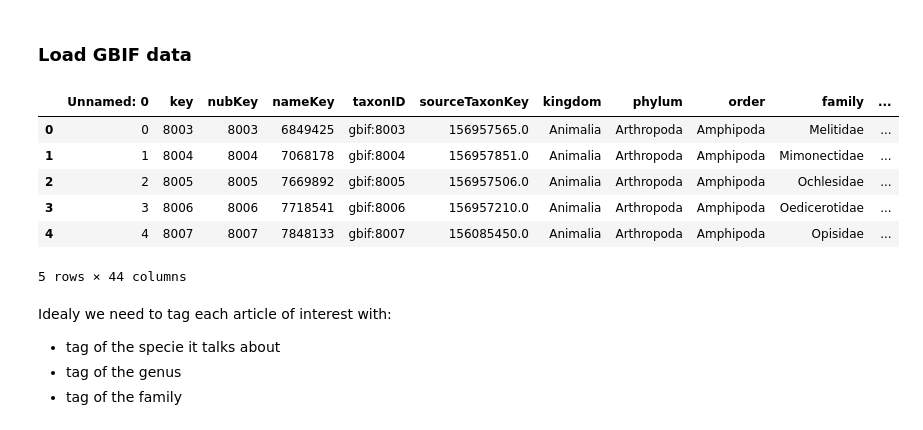
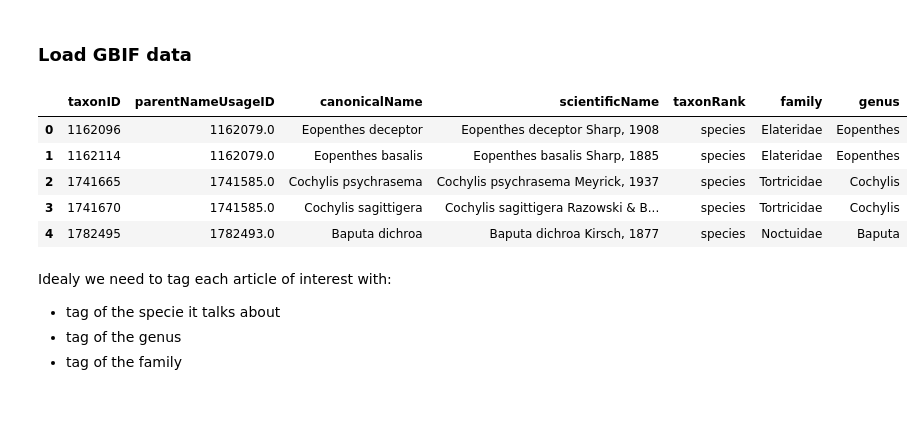
Before and after one commit to dataforgoodfr/batch8_ceebios, a Jupyter notebook: notebooks/Filter dataset scientific papers, part 2.ipynb, the cells around one changed output. Cells and saved outputs as stored; diff of their text form; code cells hidden in the pictures.

```diff
--- a/notebooks/Filter dataset scientific papers, part 2.ipynb
+++ b/notebooks/Filter dataset scientific papers, part 2.ipynb
@@ -211,16 +170,15 @@ displacy.render(next(doc.sents), style='dep', jupyter=True)
 # %% [markdown]
 ### Load GBIF data
 # %%
-gbif = pd.read_csv("/Users/chloesekkat/Documents/batch8_ceebios/data/gbif_extract.csv")
+gbif = pd.read_csv("/Users/chloesekkat/Documents/batch8_ceebios/data/simplified_taxon_gbif.csv")
 gbif.head()
 # %% [output]
-|  | Unnamed: 0 | key | nubKey | nameKey | taxonID | sourceTaxonKey | kingdom | phylum | order | family | ... |
-| 0 | 0 | 8003 | 8003 | 6849425 | gbif:8003 | 156957565.0 | Animalia | Arthropoda | Amphipoda | Melitidae | ... |
-| 1 | 1 | 8004 | 8004 | 7068178 | gbif:8004 | 156957851.0 | Animalia | Arthropoda | Amphipoda | Mimonectidae | ... |
-| 2 | 2 | 8005 | 8005 | 7669892 | gbif:8005 | 156957506.0 | Animalia | Arthropoda | Amphipoda | Ochlesidae | ... |
-| 3 | 3 | 8006 | 8006 | 7718541 | gbif:8006 | 156957210.0 | Animalia | Arthropoda | Amphipoda | Oedicerotidae | ... |
-| 4 | 4 | 8007 | 8007 | 7848133 | gbif:8007 | 156085450.0 | Animalia | Arthropoda | Amphipoda | Opisidae | ... |
+|  | taxonID | parentNameUsageID | canonicalName | scientificName | taxonRank | family | genus |
+| 0 | 1162096 | 1162079.0 | Eopenthes deceptor | Eopenthes deceptor Sharp, 1908 | species | Elateridae | Eopenthes |
+| 1 | 1162114 | 1162079.0 | Eopenthes basalis | Eopenthes basalis Sharp, 1885 | species | Elateridae | Eopenthes |
+| 2 | 1741665 | 1741585.0 | Cochylis psychrasema | Cochylis psychrasema Meyrick, 1937 | species | Tortricidae | Cochylis |
+| 3 | 1741670 | 1741585.0 | Cochylis sagittigera | Cochylis sagittigera Razowski & B... | species | Tortricidae | Cochylis |
+| 4 | 1782495 | 1782493.0 | Baputa dichroa | Baputa dichroa Kirsch, 1877 | species | Noctuidae | Baputa |
-5 rows × 44 columns
 # %% [markdown]
 Idealy we need to tag each article of interest with:
 
```
Also changed, not shown: parts of 36 cells of this notebook.
